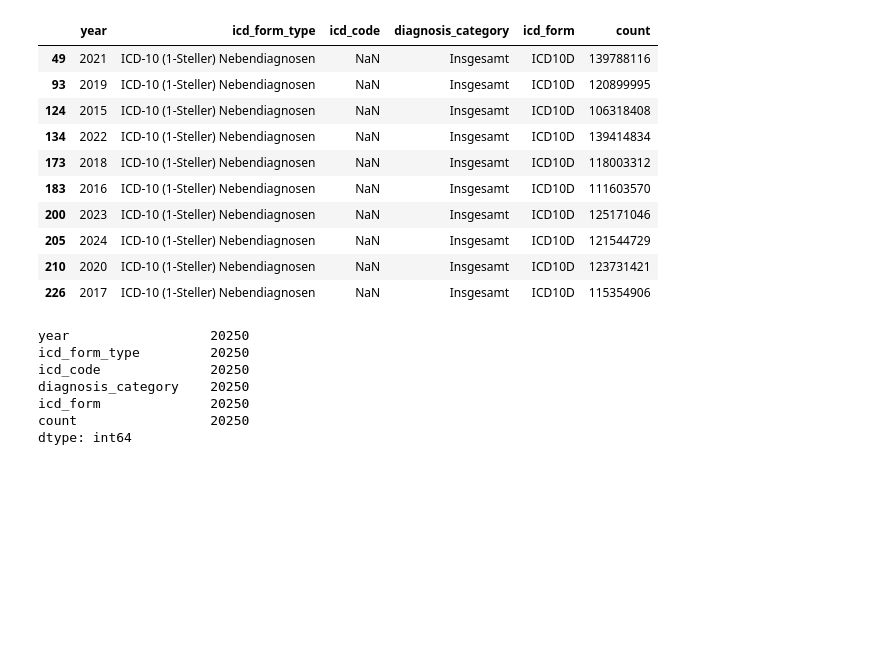
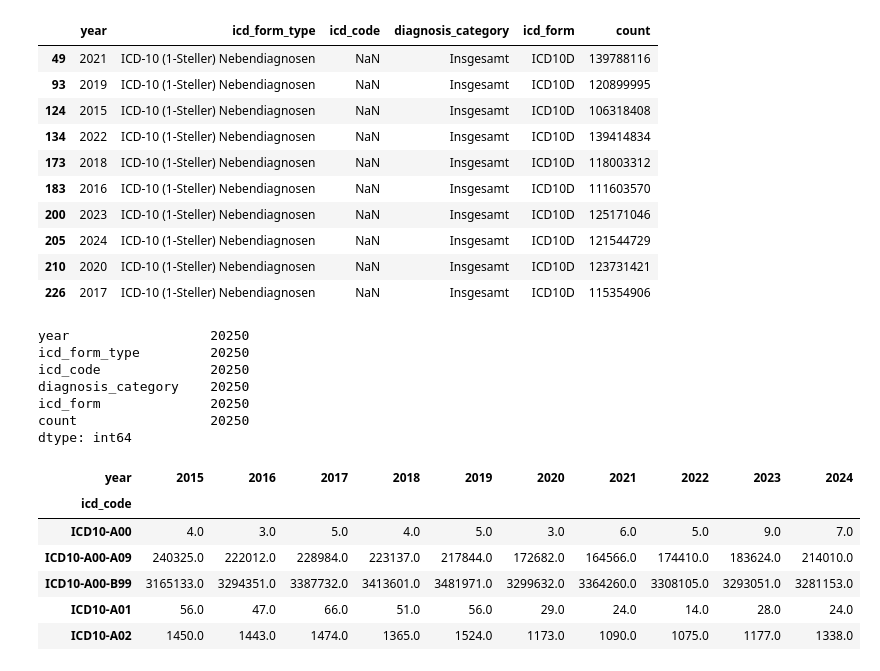
Before and after one commit to tripleelectric/data-germany, a Jupyter notebook: 02_icd_diagnoses.ipynb, the cells around one changed output. Cells and saved outputs as stored; diff of their text form; code cells hidden in the pictures; blank space fills up the shorter version.

```diff
--- a/02_icd_diagnoses.ipynb
+++ b/02_icd_diagnoses.ipynb
@@ -75,3 +83,16 @@ diagnosis_category    20250
 icd_form              20250
 count                 20250
 dtype: int64
+# %%
+# need to pivot table to make it suitable for K-means
+df_pivot = df.pivot_table(index='icd_code', columns='year', values='count', fill_value=0)
+
+df_pivot.head()
+# %% [output]
+| year | 2015 | 2016 | 2017 | 2018 | 2019 | 2020 | 2021 | 2022 | 2023 | 2024 |
+| icd_code |  |  |  |  |  |  |  |  |  |  |
+| ICD10-A00 | 4.0 | 3.0 | 5.0 | 4.0 | 5.0 | 3.0 | 6.0 | 5.0 | 9.0 | 7.0 |
+| ICD10-A00-A09 | 240325.0 | 222012.0 | 228984.0 | 223137.0 | 217844.0 | 172682.0 | 164566.0 | 174410.0 | 183624.0 | 214010.0 |
+| ICD10-A00-B99 | 3165133.0 | 3294351.0 | 3387732.0 | 3413601.0 | 3481971.0 | 3299632.0 | 3364260.0 | 3308105.0 | 3293051.0 | 3281153.0 |
+| ICD10-A01 | 56.0 | 47.0 | 66.0 | 51.0 | 56.0 | 29.0 | 24.0 | 14.0 | 28.0 | 24.0 |
+| ICD10-A02 | 1450.0 | 1443.0 | 1474.0 | 1365.0 | 1524.0 | 1173.0 | 1090.0 | 1075.0 | 1177.0 | 1338.0 |
```
Also changed, not shown: parts of 7 cells of this notebook.
